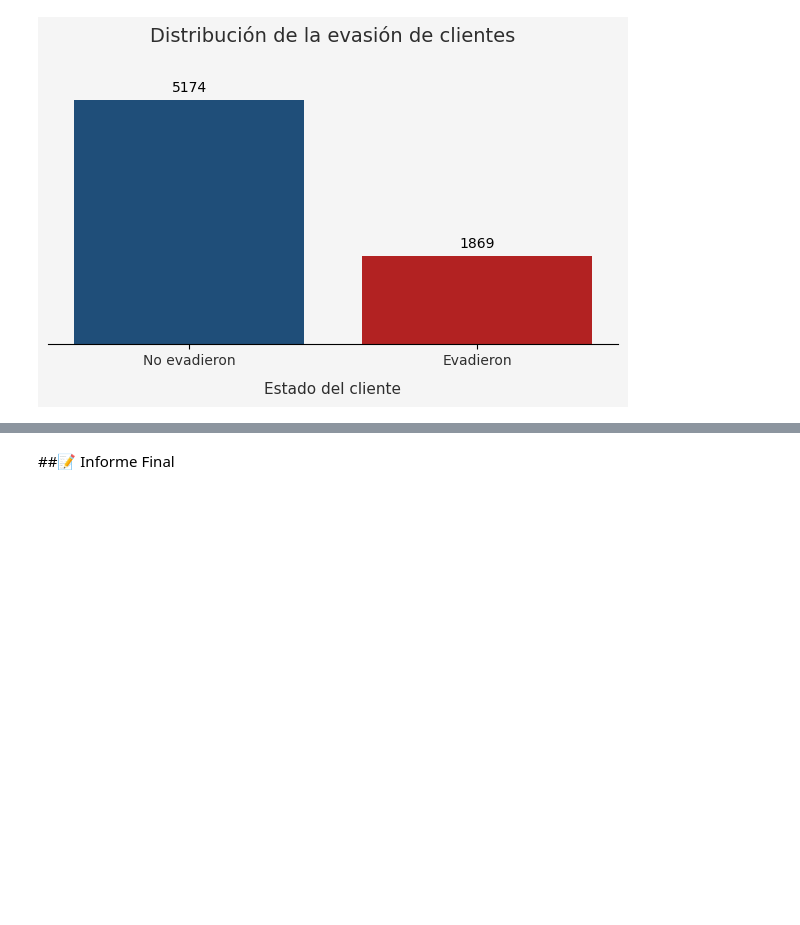
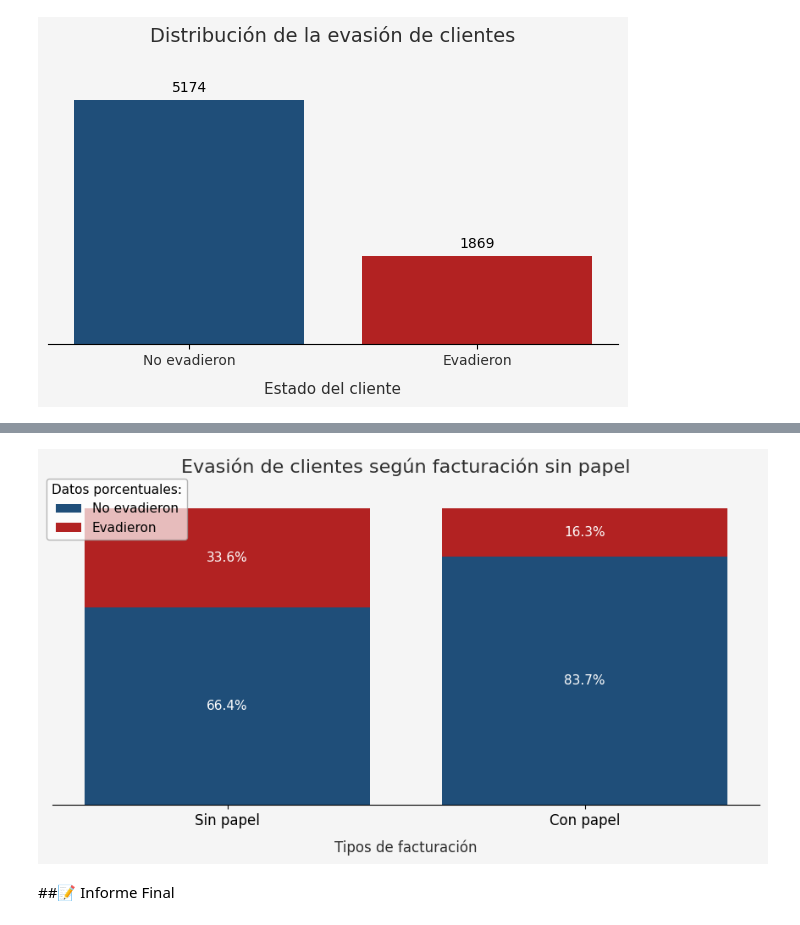
Before and after one commit to RientArlCroud/challenge3-analisis-de-datos, a Jupyter notebook: Challenge_3_Análisis_de_Datos.ipynb, the cells around one changed output, grey strips where cells are left out. Cells and saved outputs as stored; diff of their text form; code cells hidden in the pictures; blank space fills up the shorter version.

```diff
--- a/Challenge_3_Análisis_de_Datos.ipynb
+++ b/Challenge_3_Análisis_de_Datos.ipynb
@@ -1354,3 +1582,95 @@ plt.show()
+# %%
+billing_pivot = churn_by_paperless_billing.pivot(
+    index= 'account_paperless_billing',
+    columns='churn',
+    values='percentage'
+)
+
+billing_order = ['Yes', 'No']
+billing_pivot = billing_pivot.loc[billing_order]
+
+labels_es = ['Sin papel', 'Con papel']
+
+fig, ax = plt.subplots(figsize=(9, 5))
+fig.patch.set_facecolor(COLOR_BG)
+ax.set_facecolor(COLOR_BG)
+
+ax.bar(
+    labels_es,
+    billing_pivot['No'],
+    color=COLOR_NO_CHURN
+)
+
+ax.bar(
+    labels_es,
+    billing_pivot['Yes'],
+    bottom=billing_pivot['No'],
+    color=COLOR_CHURN
+)
+
+plt.xlabel(
+    "Tipos de facturación",
+    fontsize=12,
+    color=COLOR_TEXT,
+    labelpad=10
+)
+
+for i, billing in enumerate(billing_pivot.index):
+    churn_no = billing_pivot.loc[billing, 'No']
+    churn_yes = billing_pivot.loc[billing, 'Yes']
+
+    ax.text(
+        i,
+        churn_no / 2,
+        f"{churn_no:.1f}%",
+        ha='center',
+        va='center',
+        fontsize=11,
+        color='white'
+    )
+
+    ax.text(
+        i,
+        churn_no + churn_yes / 2,
+        f"{churn_yes:.1f}%",
+        ha='center',
+        va='center',
+        fontsize=11,
+        color='white'
+    )
+
+ax.set_title(
+    "Evasión de clientes según facturación sin papel",
+    fontsize=16,
+    pad=18,
+    color=COLOR_TEXT
+)
+
+ax.tick_params(axis='y', left=False, labelleft=False)
+
+ax.spines['left'].set_visible(False)
+ax.spines['top'].set_visible(False)
+ax.spines['right'].set_visible(False)
+
+ax.tick_params(axis='x', labelsize=12)
+
+ax.legend(
+    ['No evadieron', 'Evadieron'],
+    title='Datos porcentuales:',
+    frameon=True,
+    edgecolor='#999999',
+    fontsize=11,
+    title_fontsize=11,
+    loc='center right',
+    bbox_to_anchor=(0.2, 0.95),
+    framealpha=0.7
+)
+
+plt.tight_layout()
+plt.savefig('/content/figura_05_paperless_churn.png', bbox_inches='tight')
+plt.show()
+# %% [output]
+[figure, added]
 # %% [markdown]
 ##📝 Informe Final
 # %% [markdown]
```
Also changed, not shown: parts of 21 cells of this notebook.
